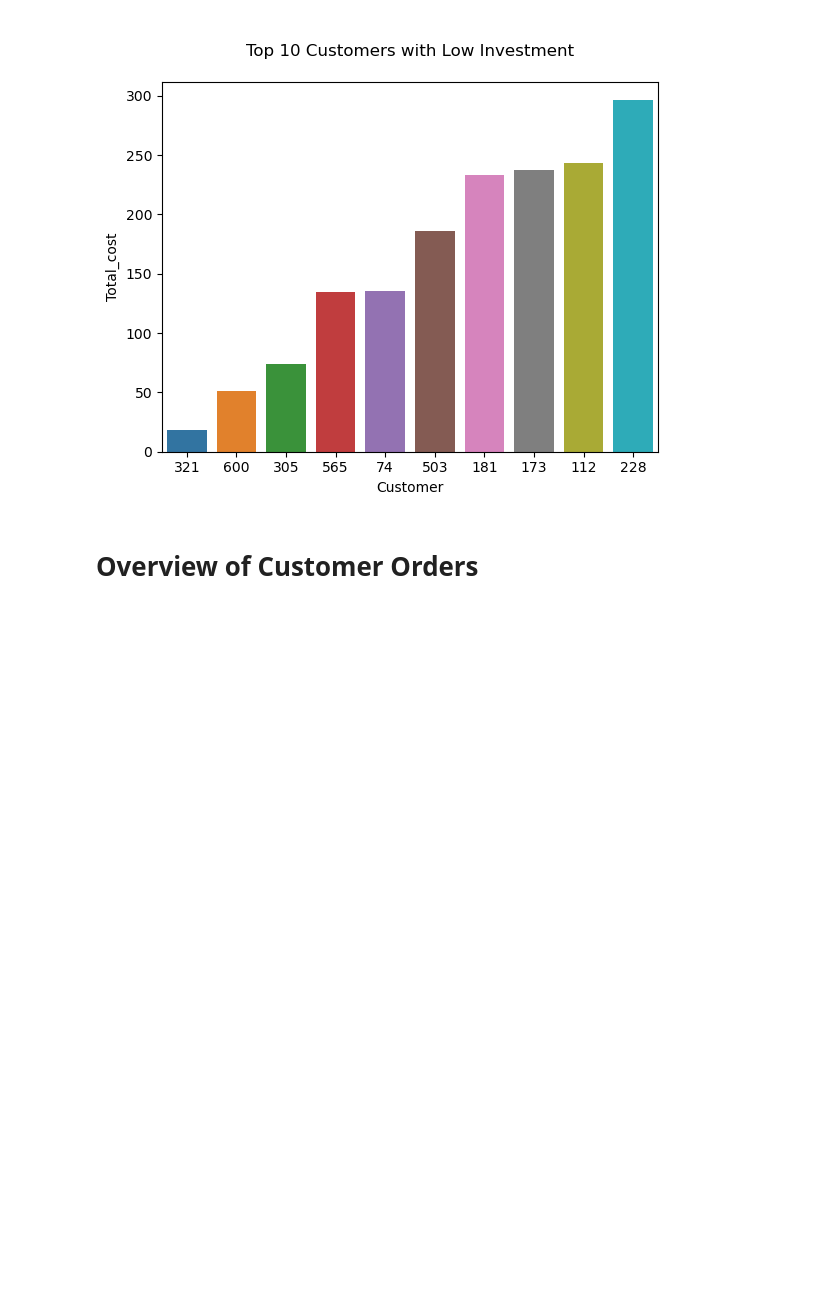
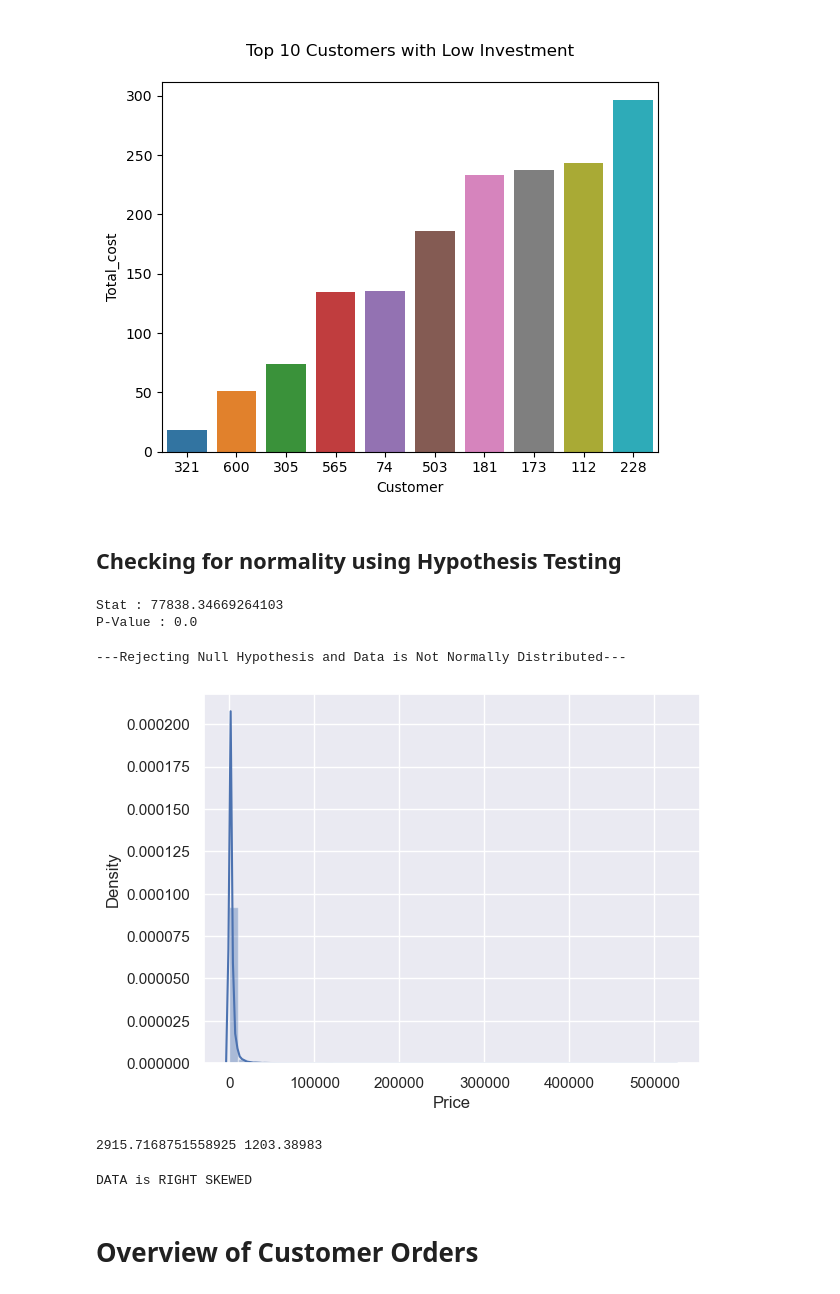
Before and after one commit to vimalmadhan/RFM_model, a Jupyter notebook: RFM_K_Means.ipynb, the cells around one changed output. Saved outputs shown, nothing was run; the diff lists cells and outputs as text; code cells hidden in the pictures; blank space fills up the shorter version.

```diff
--- a/RFM_K_Means.ipynb
+++ b/RFM_K_Means.ipynb
@@ -192,3 +204,5 @@ sns.barplot(data=customers_investment_df.head(10),x='Customer',y='Total_cost').s
     title="\nTop 10 Customers with Low Investment\n");
 # %% [output]
 [figure]
+# %% [markdown]
+## Checking for normality using Hypothesis Testing
@@ -195,3 +215,35 @@ sns.barplot(data=customers_investment_df.head(10),x='Customer',y='Total_cost').s
+# %%
+stat,p = normaltest(df['Price'])
+print('Stat :',stat)
+print('P-Value :',p)
+# %% [output]
+Stat : 77838.34669264103
+P-Value : 0.0
+# %%
+## alpha = 0.05
+if p > 0.05:
+    print('---Accepting Null Hypothesis and Data is Normally Distributed---')
+else:
+    print('---Rejecting Null Hypothesis and Data is Not Normally Distributed---')
+# %% [output]
+---Rejecting Null Hypothesis and Data is Not Normally Distributed---
+# %%
+sns.distplot(df['Price'],hist=True);
+# %% [output]
+[figure, added]
+# %%
+df_price_mean = df['Price'].mean()
+df_price_median = df['Price'].median()
+print(df_price_mean,df_price_median)
+# %% [output]
+2915.7168751558925 1203.38983
+# %%
+if df_price_mean > df_price_median:
+    print('DATA is RIGHT SKEWED')
+else:
+    print('DATA is LEFT SKEWED')
+# %% [output]
+DATA is RIGHT SKEWED
 # %% [markdown]
 # Overview of Customer Orders
 # %%
```
Also changed, not shown: parts of 8 cells of this notebook.
